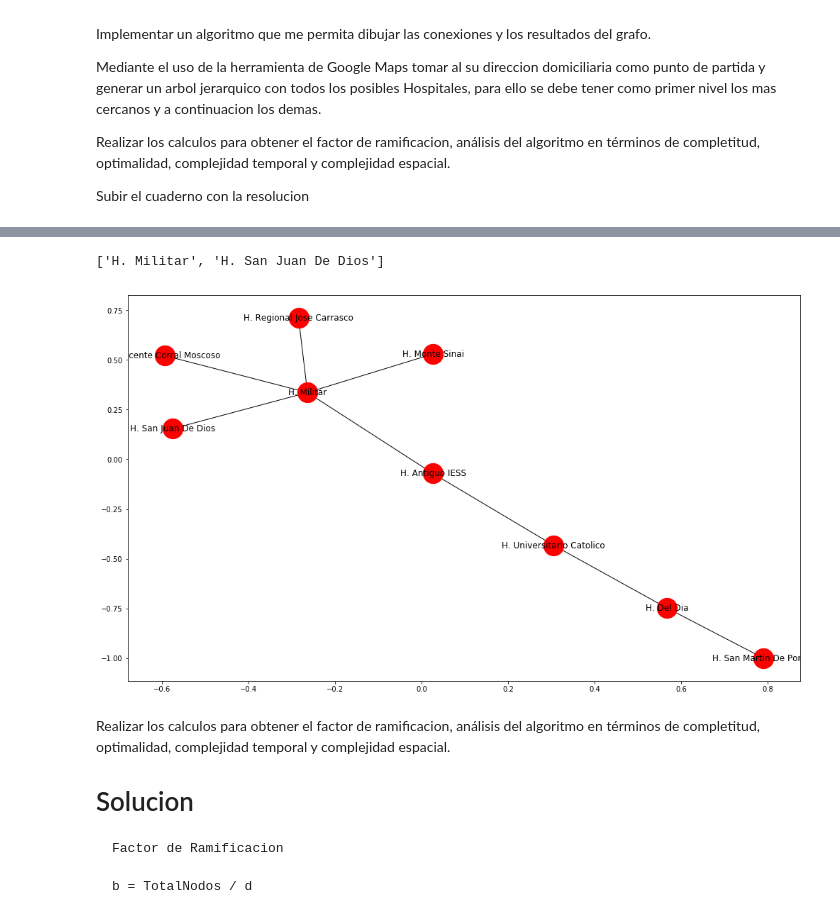
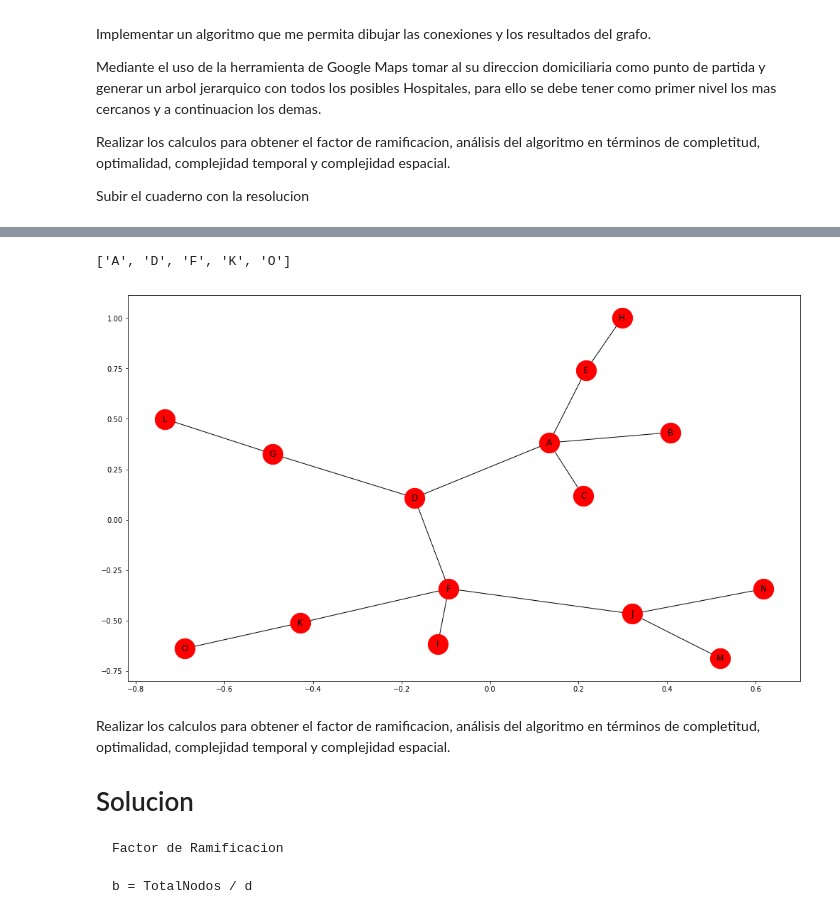
Before and after one commit to NikoAP77/Inteligencia-Artificial, a Jupyter notebook: BusquedaAmplitud.ipynb, the cells around one changed output, grey strips where cells are left out. Drawn from its saved outputs; the diff is of its cells as text; code cells hidden in the pictures.

```diff
--- a/BusquedaAmplitud.ipynb
+++ b/BusquedaAmplitud.ipynb
@@ -67,6 +67,9 @@ def search_Amplitud_solution(connections, init_state, solution):
 
 if __name__ == "__main__":
     connections = {
+
+
+
         'Cuenca': {'Riobamba', 'Quito', 'Guayaquil'},
         'Latacunga': {'Ambato', 'Quito'},
         'Esmeraldas': {'Manta'},
@@ -79,8 +82,8 @@ if __name__ == "__main__":
         'Guayaquil': {'Machala', 'Ambato', 'Quito', 'Cuenca', 'Manta'}
     }
 
-    init_state = 'Cuenca'
-    solution = 'Puyo'
+    init_state = 'Machala'
+    solution = 'Guayaquil'
     solution_node = search_Amplitud_solution(connections, init_state, solution)
     # mostrar resultado
     result = []
@@ -173,38 +176,38 @@ if __name__ == "__main__":
         'H. San Juan De Dios':  {'H. Militar'},
     }
 
-    init_state = 'H. Militar'
-    solution = 'H. San Juan De Dios'
+    init_state = 'A'
+    solution = 'O'
     solution_node = search_Amplitud_solution(connections1, init_state, solution)
     # mostrar resultado
     result = []
     node = solution_node
 
     grafic = nx.Graph()
     grafic.add_nodes_from(connections1)
 
 
     for key, lista in connections1.items():
         for i in lista:
             grafic.add_edge(key,i)
     plt.figure(3,figsize=(17,10))
 
 
 
     if node is not None:
         while node.fathr is not None:
             result.append(node.data)
             node = node.fathr
         result.append(init_state)
         result.reverse() # Reverso el resultado (Solo para presentar)
         print(result)
         nx.draw_networkx(grafic, witch_label = True, node_size= 800)
         plt.show()
     else:
         print("No hay solucion !!!!")
 # %% [output]
-['H. Militar', 'H. San Juan De Dios']
+['A', 'D', 'F', 'K', 'O']
-[figure, old version]
+[figure, new version]
 # %% [markdown]
 Realizar los calculos para obtener el factor de ramificacion, análisis del algoritmo en términos de completitud, optimalidad, complejidad temporal y complejidad espacial.
 
```
Also changed, not shown: parts of 1 cell of this notebook, 2 other files.
